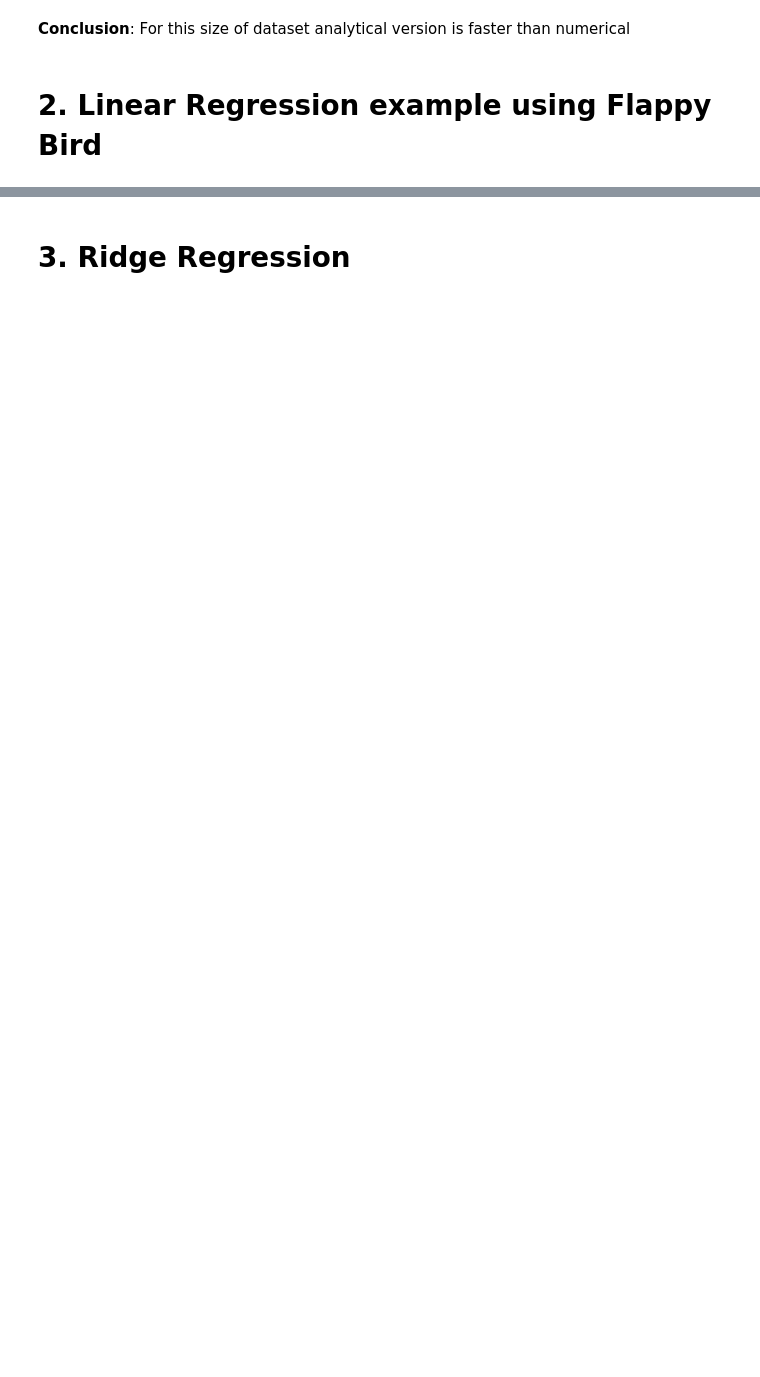
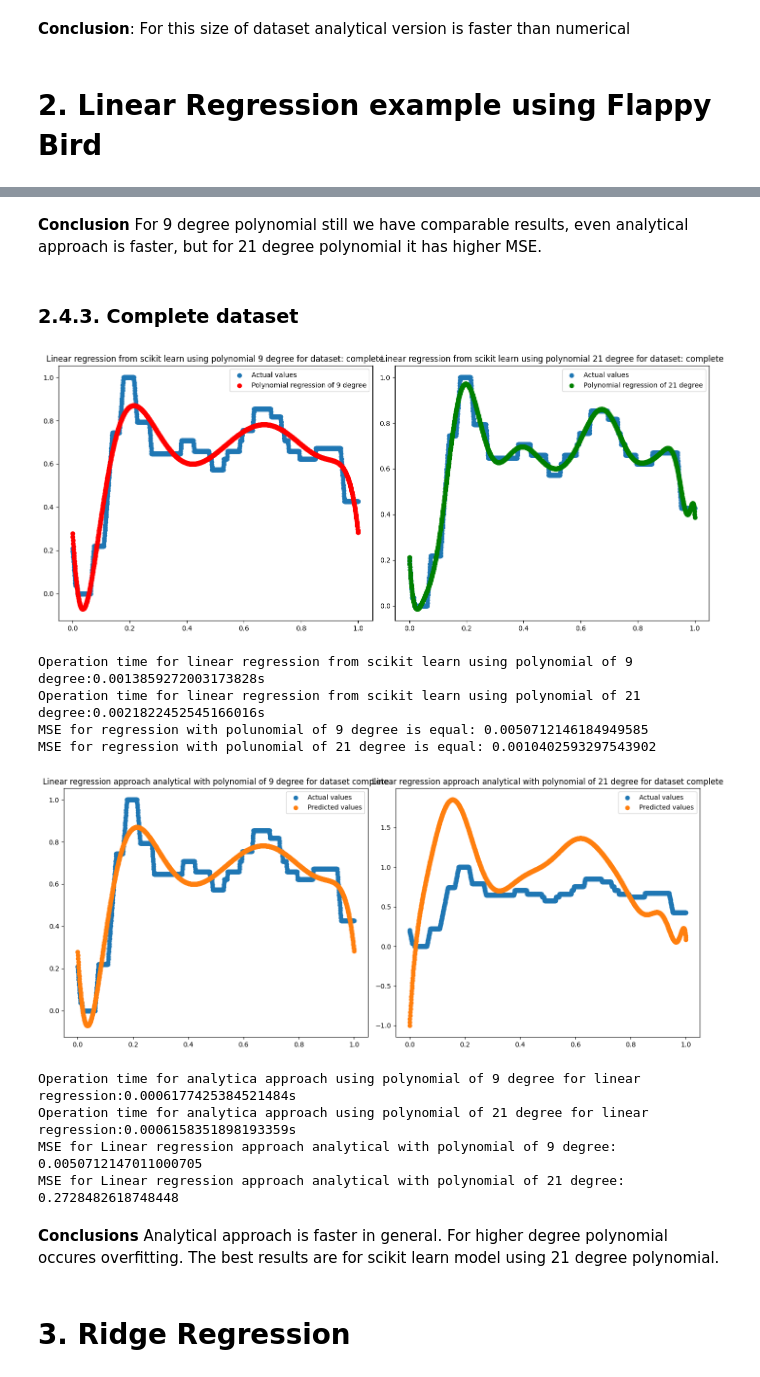
Before and after one commit to Rudobrody/Studies_AI_1_Term, a Jupyter notebook: PUM/LinearRegression/LabRegresjaLiniowa.ipynb, the cells around one changed output, grey strips where cells are left out. Saved outputs shown, nothing was run; the diff lists cells and outputs as text; code cells hidden in the pictures; blank space fills up the shorter version.

```diff
--- a/PUM/LinearRegression/LabRegresjaLiniowa.ipynb
+++ b/PUM/LinearRegression/LabRegresjaLiniowa.ipynb
@@ -298,2 +282,22 @@ MSE for Linear regression approach analytical with polynomial of 21 degree: 0.03
+# %% [markdown]
+**Conclusion** For 9 degree polynomial still we have comparable results, even analytical approach is faster, but for 21 degree polynomial it has higher MSE.
+# %% [markdown]
+### 2.4.3. Complete dataset
+# %%
+sklearn_linear_regression(complete_set, "complete")
+linear_regression_polynomial(complete_set, "complete")
+# %% [output]
+[figure, added]
+Operation time for linear regression from scikit learn using polynomial of 9 degree:0.0013859272003173828s
+Operation time for linear regression from scikit learn using polynomial of 21 degree:0.0021822452545166016s
+MSE for regression with polunomial of 9 degree is equal: 0.0050712146184949585
+MSE for regression with polunomial of 21 degree is equal: 0.0010402593297543902
+[figure, added]
+Operation time for analytica approach using polynomial of 9 degree for linear regression:0.0006177425384521484s
+Operation time for analytica approach using polynomial of 21 degree for linear regression:0.0006158351898193359s
+MSE for Linear regression approach analytical with polynomial of 9 degree: 0.0050712147011000705
+MSE for Linear regression approach analytical with polynomial of 21 degree: 0.2728482618748448
+# %% [markdown]
+**Conclusions** Analytical approach is faster in general. For higher degree polynomial occures overfitting. The best results are for scikit learn model using 21 degree polynomial.
 # %% [markdown]
 # 3. Ridge Regression
```
Also changed, not shown: parts of 30 cells of this notebook.
